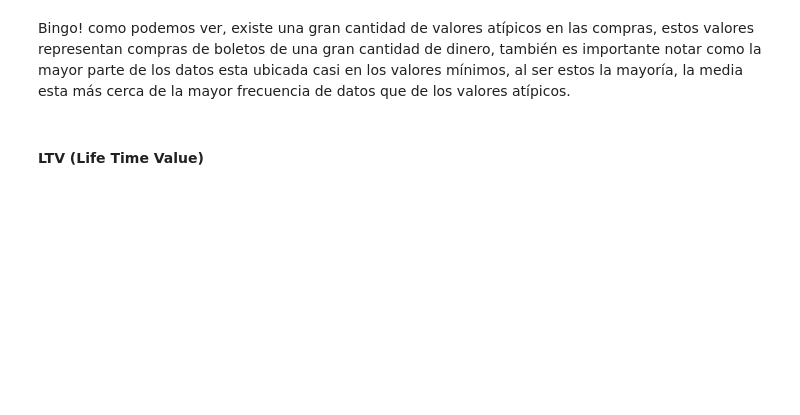
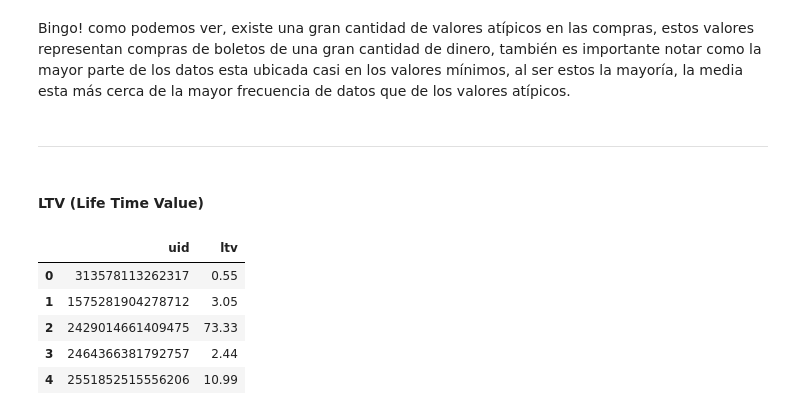
Before and after one commit to Sanlc10/showz_marketing_performance_analysis, a Jupyter notebook: Notebooks/EDA.ipynb, the cells around one changed output. Cells and saved outputs as stored; diff of their text form; code cells hidden in the pictures; blank space fills up the shorter version.

```diff
--- a/Notebooks/EDA.ipynb
+++ b/Notebooks/EDA.ipynb
@@ -375,4 +451,6 @@ sns.boxplot(orders_df['revenue'])
 # %% [markdown]
 Bingo! como podemos ver, existe una gran cantidad de valores atípicos en las compras, estos valores representan compras de boletos de una gran cantidad de dinero, también es importante notar como la mayor parte de los datos esta ubicada casi en los valores mínimos, al ser estos la mayoría, la media esta más cerca de la mayor frecuencia de datos que de los valores atípicos.
+# %% [markdown]
+----
 # %% [markdown]
 #### LTV (Life Time Value)
@@ -380,0 +457,12 @@ Bingo! como podemos ver, existe una gran cantidad de valores atípicos en las co
+# %%
+#Vamos a calcular el LTV
+ltv_per_user = orders_df.groupby('uid')['revenue'].sum().reset_index()
+ltv_per_user.columns = ['uid', 'ltv']
+ltv_per_user.head()
+# %% [output]
+|  | uid | ltv |
+| 0 | 313578113262317 | 0.55 |
+| 1 | 1575281904278712 | 3.05 |
+| 2 | 2429014661409475 | 73.33 |
+| 3 | 2464366381792757 | 2.44 |
+| 4 | 2551852515556206 | 10.99 |
```
Also changed, not shown: parts of 24 cells of this notebook.
